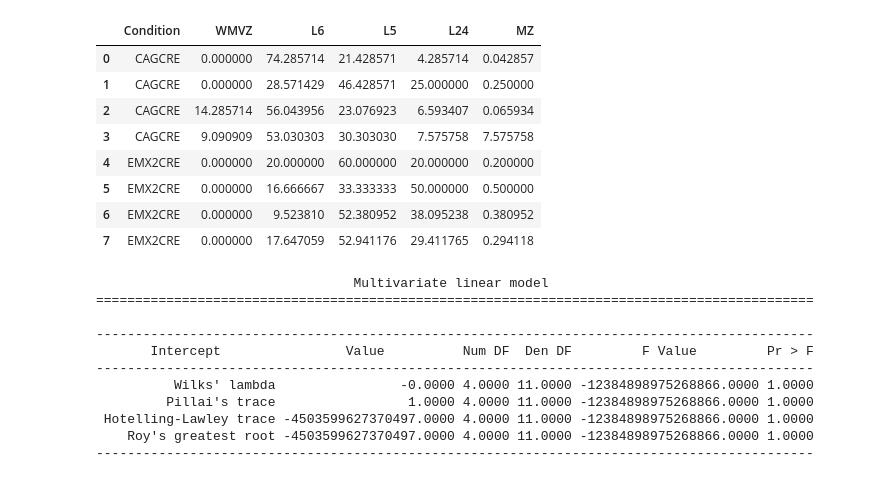
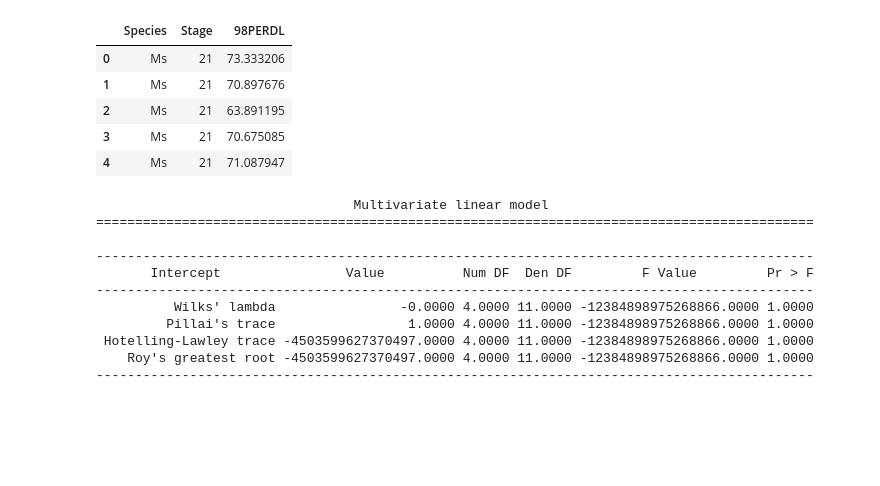
Before and after one commit to Fenlon-Suarez-Lab/histology-analyses, a Jupyter notebook: Paolino-2023/Paolino-2023_histology-analysis.ipynb, the cells around one changed output. Drawn from its saved outputs; the diff is of its cells as text; code cells hidden in the pictures; blank space fills up the shorter version.

```diff
--- a/Paolino-2023/Paolino-2023_histology-analysis.ipynb
+++ b/Paolino-2023/Paolino-2023_histology-analysis.ipynb
@@ -23,16 +30,13 @@ While not to most important consideration, precedent established by prior and re
 # %%
-data = pd.read_excel("/Users/uqdkilpa/Desktop/LauraF/sample_data_dab.xlsx", sheet_name=1)
-data
+data = pd.read_excel("/Users/dylan/OneDrive - The University of Queensland/Desktop/LauraF/sample_data_dab.xlsx", sheet_name=2)
+data.head()
 # %% [output]
-|  | Condition | WMVZ | L6 | L5 | L24 | MZ |
-| 0 | CAGCRE | 0.000000 | 74.285714 | 21.428571 | 4.285714 | 0.042857 |
-| 1 | CAGCRE | 0.000000 | 28.571429 | 46.428571 | 25.000000 | 0.250000 |
-| 2 | CAGCRE | 14.285714 | 56.043956 | 23.076923 | 6.593407 | 0.065934 |
-| 3 | CAGCRE | 9.090909 | 53.030303 | 30.303030 | 7.575758 | 7.575758 |
-| 4 | EMX2CRE | 0.000000 | 20.000000 | 60.000000 | 20.000000 | 0.200000 |
-| 5 | EMX2CRE | 0.000000 | 16.666667 | 33.333333 | 50.000000 | 0.500000 |
-| 6 | EMX2CRE | 0.000000 | 9.523810 | 52.380952 | 38.095238 | 0.380952 |
-| 7 | EMX2CRE | 0.000000 | 17.647059 | 52.941176 | 29.411765 | 0.294118 |
+|  | Species | Stage | 98PERDL |
+| 0 | Ms | 21 | 73.333206 |
+| 1 | Ms | 21 | 70.897676 |
+| 2 | Ms | 21 | 63.891195 |
+| 3 | Ms | 21 | 70.675085 |
+| 4 | Ms | 21 | 71.087947 |
 # %%
 # Fit the MANOVA model using the from_formula method
 manova_model = MANOVA.from_formula('VZ + IZ + L56 + L23 ~ Species', data=data)
```
Also changed, not shown: parts of 9 cells of this notebook.
